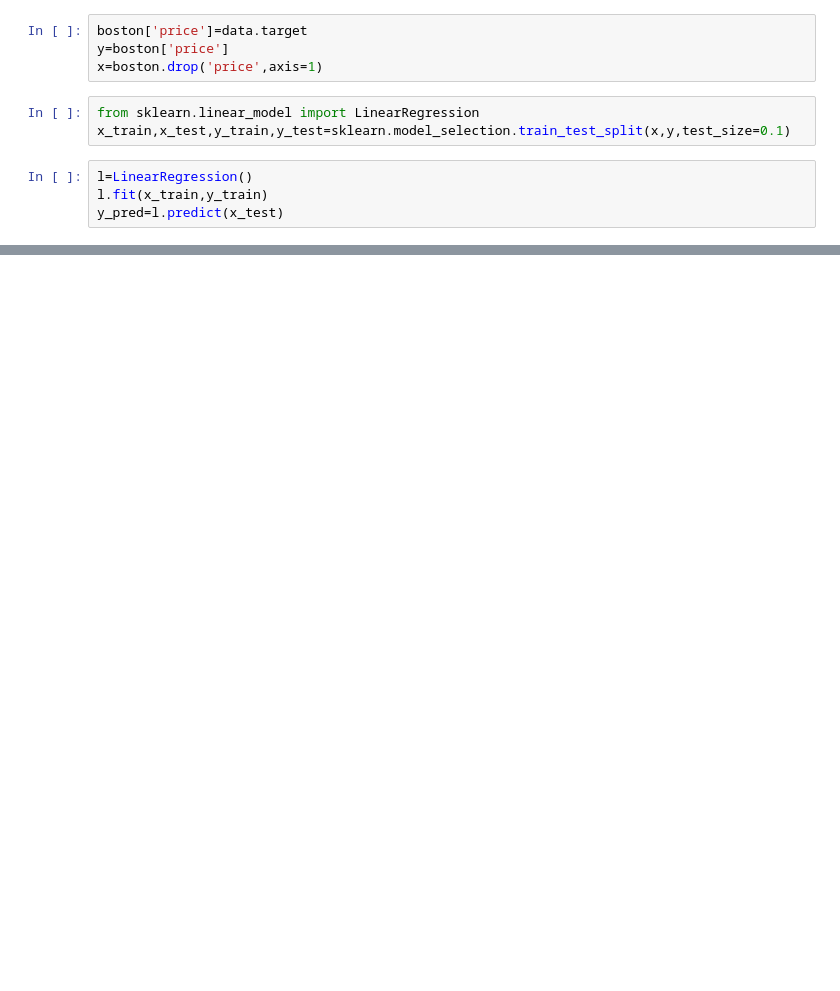
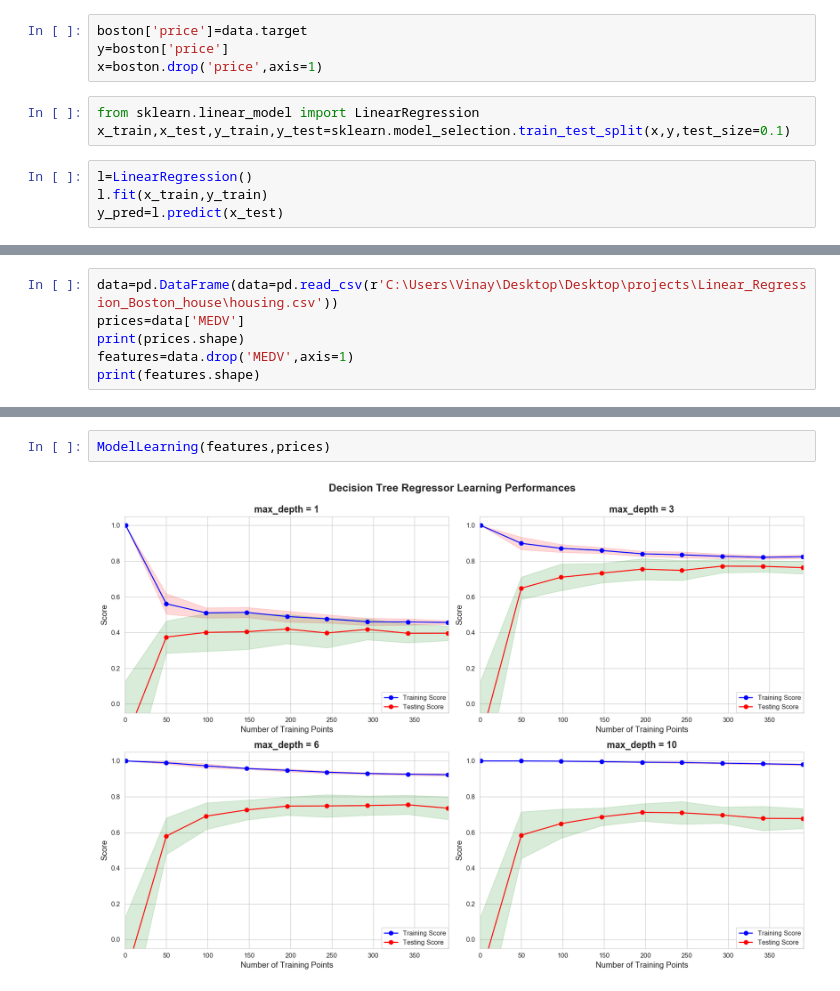
Before and after one commit to rahulvhegde/Linear_Regression_Boston_house, a Jupyter notebook: LinearRegression.ipynb, the cells around one changed output, grey strips where cells are left out. Cells and saved outputs as stored; diff of their text form; blank space fills up the shorter version.

```diff
--- a/LinearRegression.ipynb
+++ b/LinearRegression.ipynb
@@ -56,0 +95,6 @@ print(mean)
+# %%
+data=pd.DataFrame(data=pd.read_csv(r'C:\Users\Vinay\Desktop\Desktop\projects\Linear_Regression_Boston_house\housing.csv'))
+prices=data['MEDV']
+print(prices.shape)
+features=data.drop('MEDV',axis=1)
+print(features.shape)
@@ -56,0 +190,4 @@ print(mean)
+# %%
+ModelLearning(features,prices)
+# %% [output]
+[figure, added]
```
Also changed, not shown: parts of 13 cells of this notebook.
